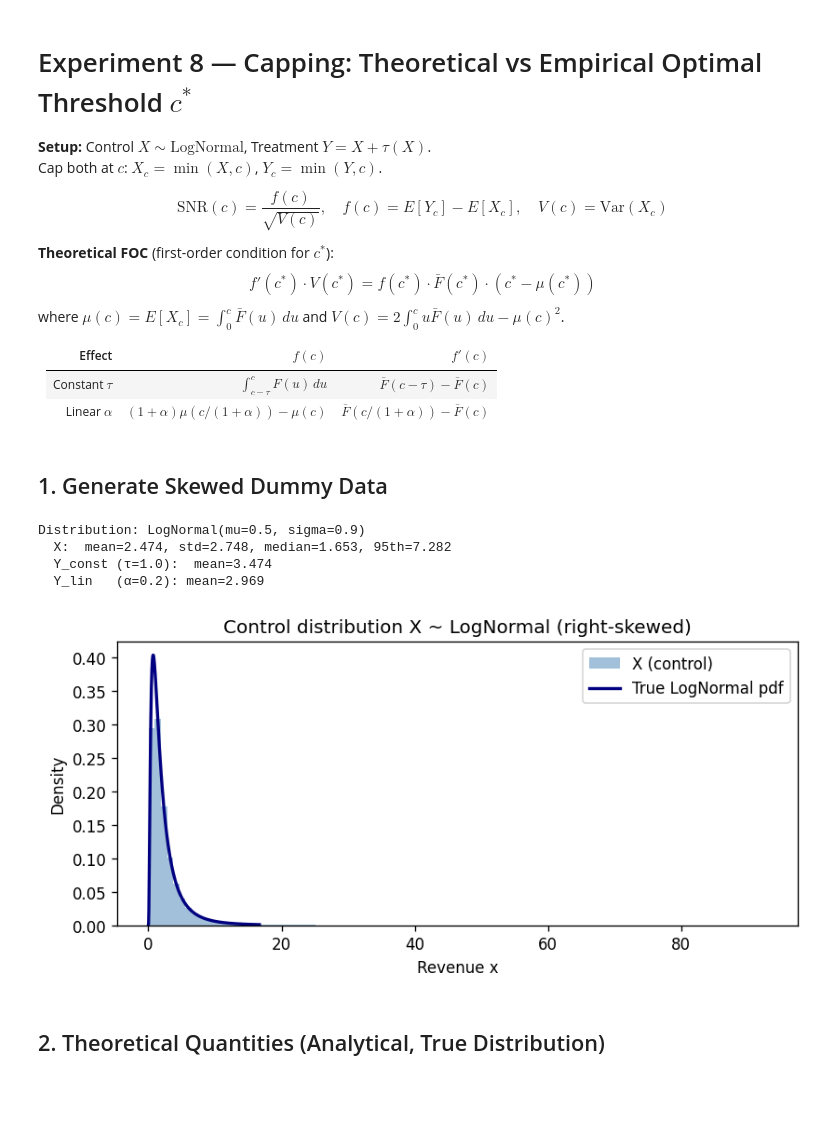
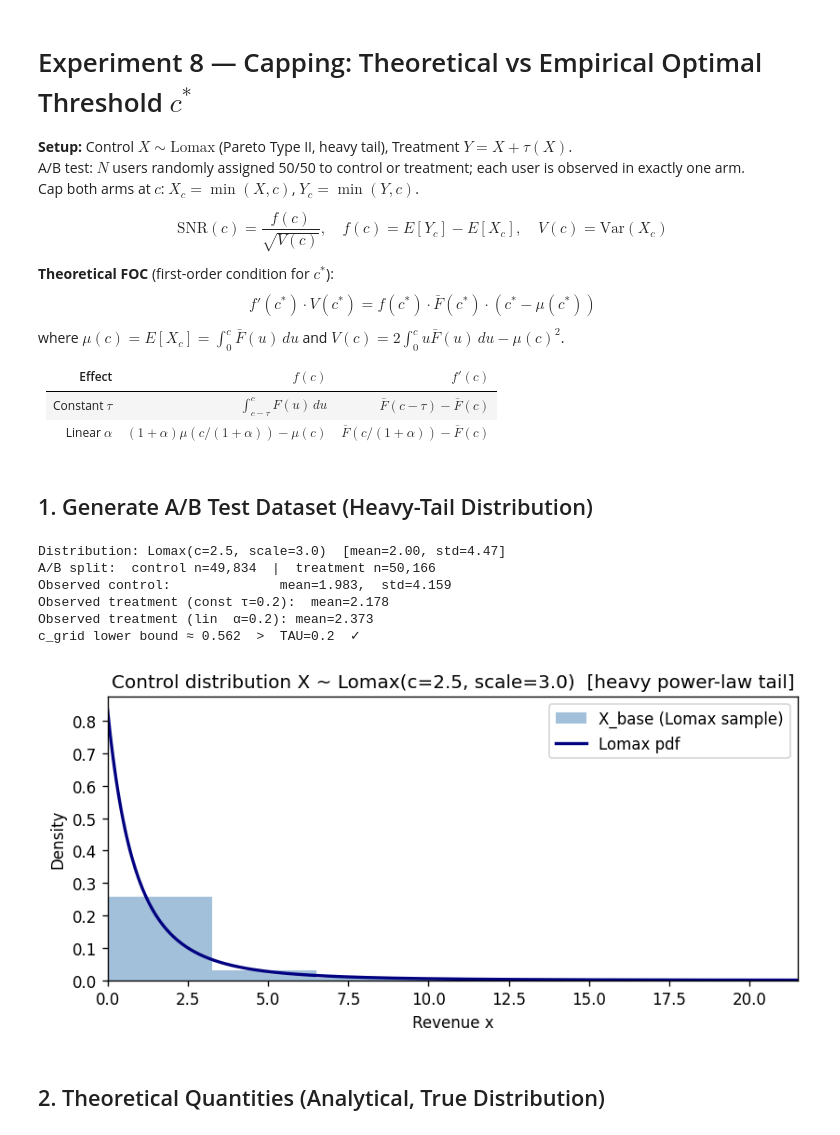
Before and after one commit to WilliamDHN289/Optimal-Capping, a Jupyter notebook: 8_capping.ipynb, the cells around one changed output. Saved outputs shown, nothing was run; the diff lists cells and outputs as text; code cells hidden in the pictures; blank space fills up the shorter version.

```diff
--- a/8_capping.ipynb
+++ b/8_capping.ipynb
@@ -1,8 +1,9 @@
 # %% [markdown]
 # Experiment 8 — Capping: Theoretical vs Empirical Optimal Threshold $c^*$
 
-**Setup:** Control $X \sim \text{LogNormal}$, Treatment $Y = X + \tau(X)$.
-Cap both at $c$: $X_c = \min(X,c)$, $Y_c = \min(Y,c)$.
+**Setup:** Control $X \sim \text{Lomax}$ (Pareto Type II, heavy tail), Treatment $Y = X + \tau(X)$.
+A/B test: $N$ users randomly assigned 50/50 to control or treatment; each user is observed in exactly one arm.
+Cap both arms at $c$: $X_c = \min(X,c)$, $Y_c = \min(Y,c)$.
 
 $$\text{SNR}(c) = \frac{f(c)}{\sqrt{V(c)}}, \quad f(c)=E[Y_c]-E[X_c], \quad V(c)=\text{Var}(X_c)$$
 
@@ -25,43 +26,63 @@ warnings.filterwarnings('ignore')
 np.random.seed(42)
 plt.rcParams.update({'figure.dpi': 120, 'font.size': 10})
 # %% [markdown]
-## 1. Generate Skewed Dummy Data
+## 1. Generate A/B Test Dataset (Heavy-Tail Distribution)
 # %%
 N = 100_000
 
-# Log-normal: right-skewed, non-negative — mimics revenue
-LOG_MU    = 0.5
-LOG_SIGMA = 0.9
-dist = stats.lognorm(s=LOG_SIGMA, scale=np.exp(LOG_MU))
+# Lomax (Pareto Type II) — heavy power-law tail, support [0, ∞)
+# mean = scale/(c-1) = 2.0 ;  var = scale²·c/((c-1)²·(c-2)) = 20.0
+LOMAX_C, LOMAX_SCALE = 2.5, 3.0
+dist = stats.lomax(c=LOMAX_C, scale=LOMAX_SCALE)
 
-X = dist.rvs(N)
+# Treatment effects.
+# TAU is kept below the 35th-pct of Lomax (≈ 0.53) so every c in c_grid
+# satisfies c > TAU — this prevents the degenerate Var(Y_c)=0 regime that
+# pins power to 1.0 regardless of the cap choice.
+TAU   = 0.2    # constant additive lift  (~10 % of mean)
+ALPHA = 0.20   # linear multiplicative lift (20%)
 
-# Treatment effects
-TAU   = 1.0    # constant additive effect
-ALPHA = 0.20   # linear multiplicative effect (20% lift)
+# Sample N latent "potential control" values from the heavy-tail distribution
+X_base = dist.rvs(N)
 
-Y_const = X + TAU
-Y_lin   = (1 + ALPHA) * X
+# Potential outcomes for every user under each effect type
+trt_const = X_base + TAU
+trt_lin   = (1 + ALPHA) * X_base
 
-print(f"Distribution: LogNormal(mu={LOG_MU}, sigma={LOG_SIGMA})")
-print(f"  X:  mean={X.mean():.3f}, std={X.std():.3f}, "
-      f"median={np.median(X):.3f}, 95th={np.percentile(X,95):.3f}")
-print(f"  Y_const (τ={TAU}):  mean={Y_const.mean():.3f}")
-print(f"  Y_lin   (α={ALPHA}): mean={Y_lin.mean():.3f}")
+# Random 50/50 A/B assignment  (0 = control, 1 = treatment)
+assignment = np.random.binomial(1, 0.5, N)
+ctrl_mask, trt_mask = assignment == 0, assignment == 1
 
-fig, ax = plt.subplots(1, 1, figsize=(7, 3.5))
-ax.hist(X, bins=100, density=True, alpha=0.5, color='steelblue', label='X (control)')
-x_plot = np.linspace(0, np.percentile(X, 99.5), 400)
-ax.plot(x_plot, dist.pdf(x_plot), 'navy', lw=2, label='True LogNormal pdf')
+# Observed values in each arm — the N-row potential-outcomes table
+obs_ctrl      = X_base[ctrl_mask]        # control arm  (~N/2)
+obs_trt_const = trt_const[trt_mask]      # treatment arm, constant effect (~N/2)
+obs_trt_lin   = trt_lin[trt_mask]        # treatment arm, linear effect   (~N/2)
+
+print(f"Distribution: Lomax(c={LOMAX_C}, scale={LOMAX_SCALE})  "
+      f"[mean={dist.mean():.2f}, std={dist.std():.2f}]")
+print(f"A/B split:  control n={ctrl_mask.sum():,}  |  treatment n={trt_mask.sum():,}")
+print(f"Observed control:              mean={obs_ctrl.mean():.3f},  std={obs_ctrl.std():.3f}")
+print(f"Observed treatment (const τ={TAU}):  mean={obs_trt_const.mean():.3f}")
+print(f"Observed treatment (lin  α={ALPHA}): mean={obs_trt_lin.mean():.3f}")
+print(f"c_grid lower bound ≈ {np.percentile(obs_ctrl, 35):.3f}  >  TAU={TAU}  ✓")
+
+fig, ax = plt.subplots(figsize=(7, 3.5))
+p995 = np.percentile(X_base, 99.5)
+x_plot = np.linspace(0, p995, 400)
+ax.hist(X_base, bins=100, density=True, alpha=0.5, color='steelblue', label='X_base (Lomax sample)')
+ax.plot(x_plot, dist.pdf(x_plot), 'navy', lw=2, label='Lomax pdf')
+ax.set_xlim(0, p995)
 ax.set_xlabel('Revenue x'); ax.set_ylabel('Density')
-ax.set_title('Control distribution X ~ LogNormal (right-skewed)')
+ax.set_title(f'Control distribution X ~ Lomax(c={LOMAX_C}, scale={LOMAX_SCALE})  [heavy power-law tail]')
 ax.legend(); plt.tight_layout(); plt.show()
 # %% [output]
-Distribution: LogNormal(mu=0.5, sigma=0.9)
-  X:  mean=2.474, std=2.748, median=1.653, 95th=7.282
-  Y_const (τ=1.0):  mean=3.474
-  Y_lin   (α=0.2): mean=2.969
+Distribution: Lomax(c=2.5, scale=3.0)  [mean=2.00, std=4.47]
+A/B split:  control n=49,834  |  treatment n=50,166
+Observed control:              mean=1.983,  std=4.159
+Observed treatment (const τ=0.2):  mean=2.178
+Observed treatment (lin  α=0.2): mean=2.373
+c_grid lower bound ≈ 0.562  >  TAU=0.2  ✓
-[figure, old version]
+[figure, new version]
 # %% [markdown]
 ## 2. Theoretical Quantities (Analytical, True Distribution)
 # %%
```
Also changed, not shown: parts of 4 cells of this notebook.
